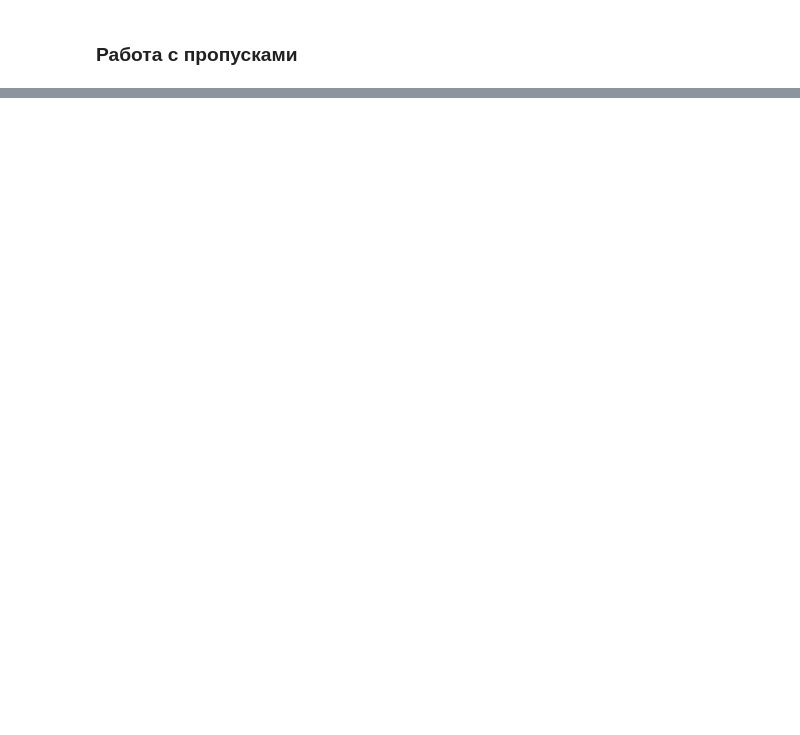
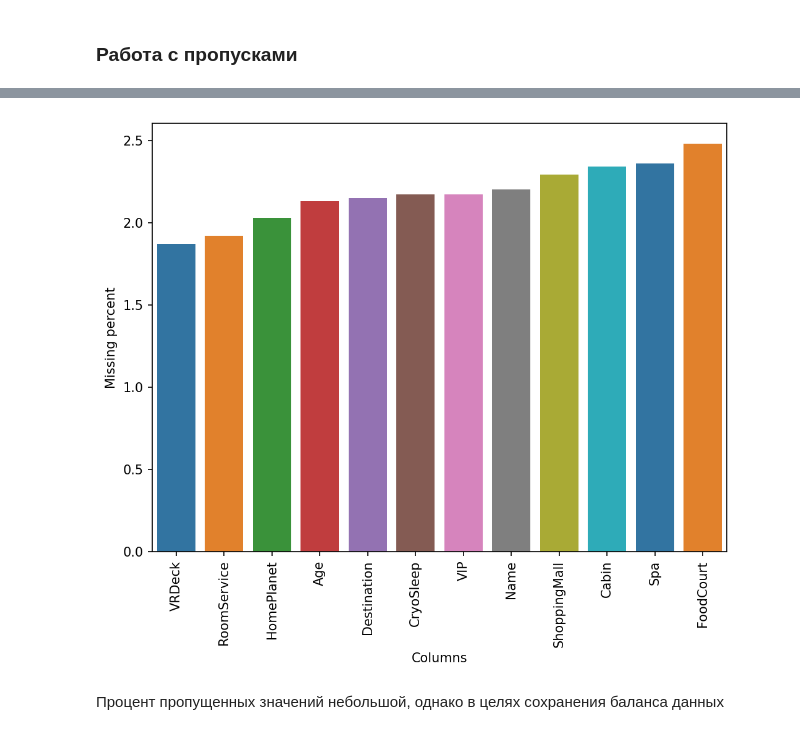
Before and after one commit to MoyMarMois/Spaceship-Titanic, a Jupyter notebook: Spaceship.ipynb, the cells around one changed output, grey strips where cells are left out. Saved outputs shown, nothing was run; the diff lists cells and outputs as text; code cells hidden in the pictures; blank space fills up the shorter version.

```diff
--- a/Spaceship.ipynb
+++ b/Spaceship.ipynb
@@ -165,0 +184,6 @@ Name: Transported, dtype: float64
+# %%
+visualization_missing(df_test)
+# %% [output]
+[figure, added]
+# %% [markdown]
+Процент пропущенных значений небольшой, однако в целях сохранения баланса данных
```
Also changed, not shown: parts of 3 cells of this notebook.
